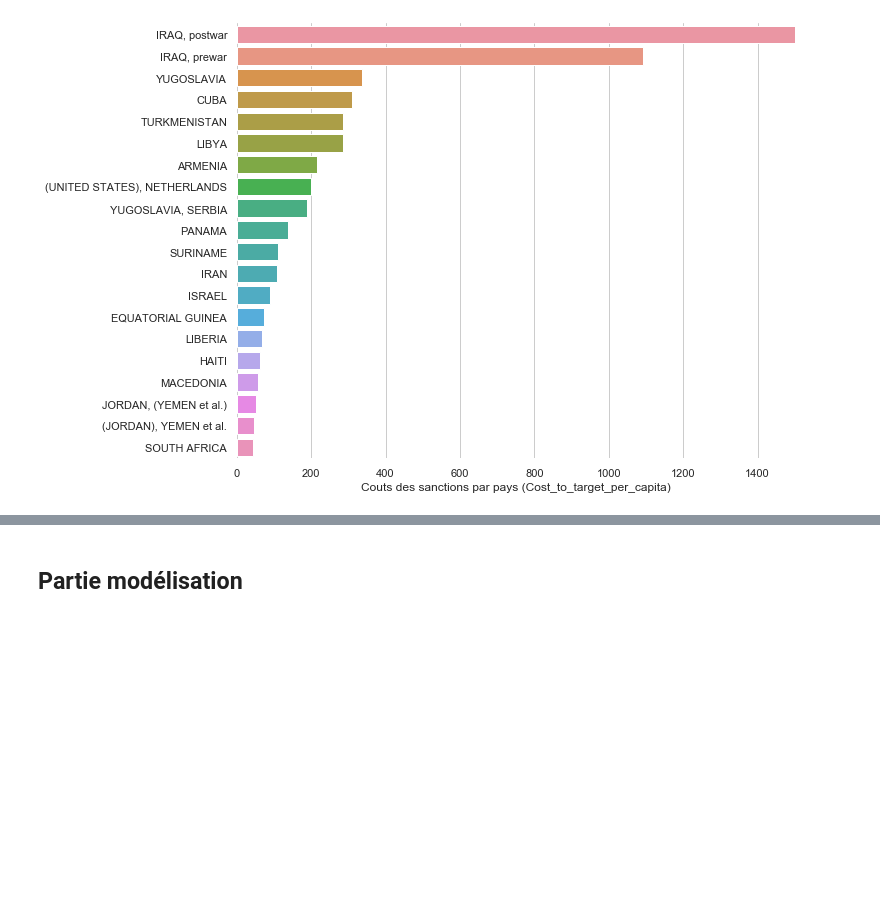
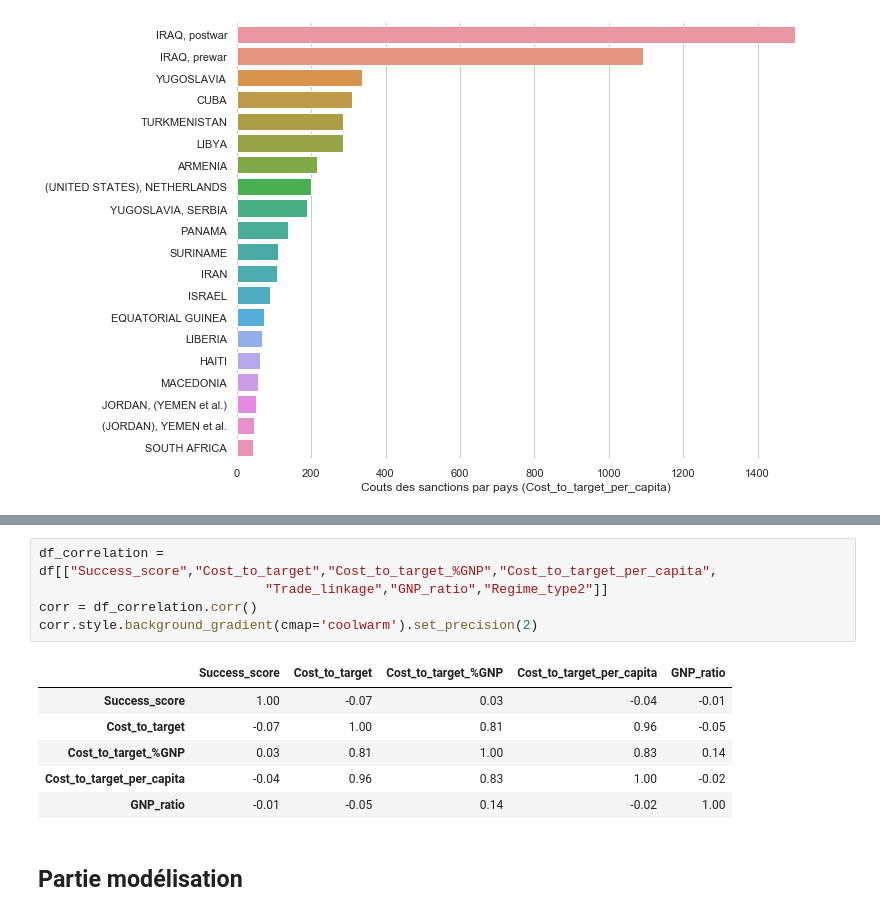
Before and after one commit to Wes2019M/eco_diplomatie, a Jupyter notebook: eco_diplomatie_main.ipynb, the cells around one changed output, grey strips where cells are left out. Cells and saved outputs as stored; diff of their text form; blank space fills up the shorter version.

```diff
--- a/eco_diplomatie_main.ipynb
+++ b/eco_diplomatie_main.ipynb
@@ -251,3 +277,15 @@ sns.despine(left=True, bottom=True)
+# %%
+df_correlation = df[["Success_score","Cost_to_target","Cost_to_target_%GNP","Cost_to_target_per_capita",
+                             "Trade_linkage","GNP_ratio","Regime_type2"]]
+corr = df_correlation.corr()
+corr.style.background_gradient(cmap='coolwarm').set_precision(2)
+# %% [output]
+|  | Success_score | Cost_to_target | Cost_to_target_%GNP | Cost_to_target_per_capita | GNP_ratio |
+| Success_score | 1.00 | -0.07 | 0.03 | -0.04 | -0.01 |
+| Cost_to_target | -0.07 | 1.00 | 0.81 | 0.96 | -0.05 |
+| Cost_to_target_%GNP | 0.03 | 0.81 | 1.00 | 0.83 | 0.14 |
+| Cost_to_target_per_capita | -0.04 | 0.96 | 0.83 | 1.00 | -0.02 |
+| GNP_ratio | -0.01 | -0.05 | 0.14 | -0.02 | 1.00 |
 # %% [markdown]
 ## Partie modélisation
 # %%
```
Also changed, not shown: parts of 33 cells of this notebook.
